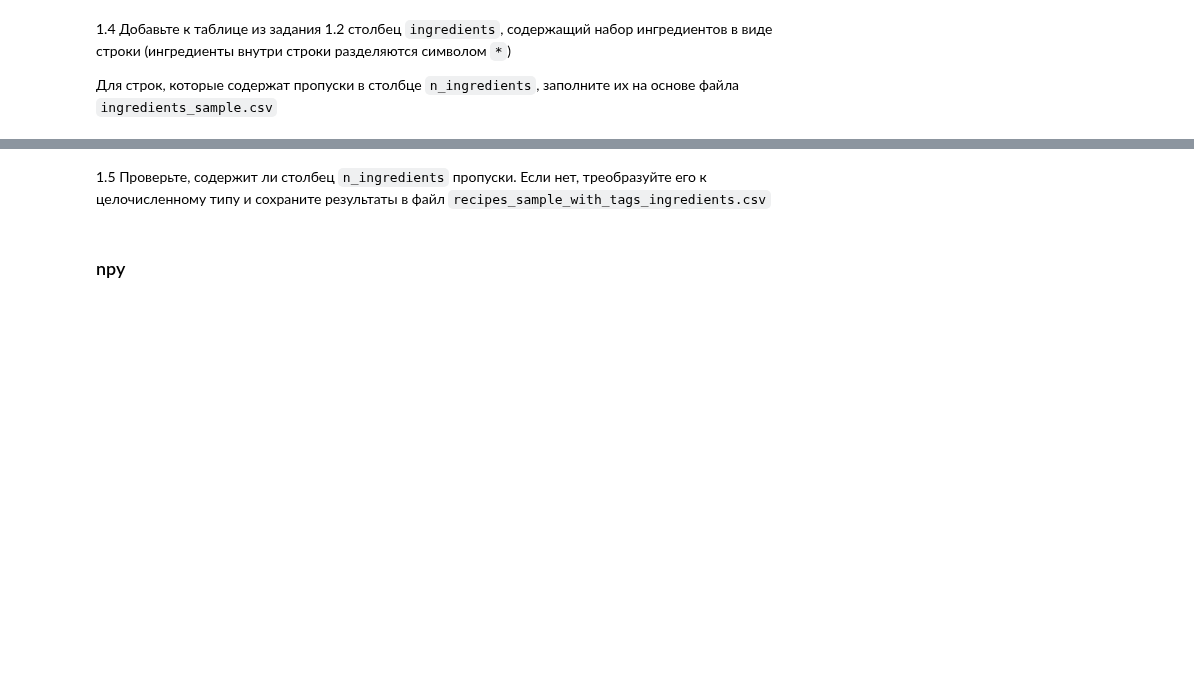
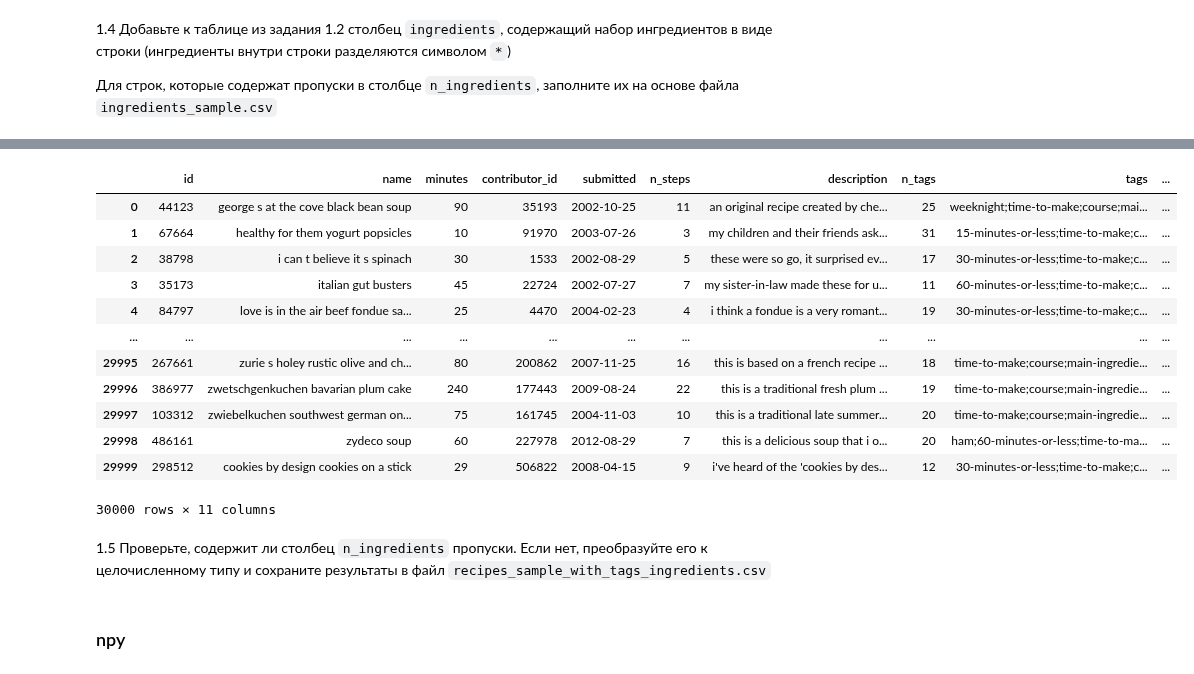
Before and after one commit to belo4ya/My-University, a Jupyter notebook: III Курс/(python) Технологии обработки больших данных/05_effective_data_formats/main.ipynb, the cells around one changed output, grey strips where cells are left out. Cells and saved outputs as stored; diff of their text form; code cells hidden in the pictures; blank space fills up the shorter version.

Commit message:
data formats 2 ✔

```diff
--- a/III Курс/(python) Технологии обработки больших данных/05_effective_data_formats/main.ipynb
+++ b/III Курс/(python) Технологии обработки больших данных/05_effective_data_formats/main.ipynb
@@ -225,3 +238,9 @@ recipes_tags_df
 30000 rows × 10 columns
 # %% [markdown]
 1.3 В файле `ingredients_sample.csv` находится информация о ингредиентах, необходимых для рецепта. Воспользовавшись `csv.DictReader`, считайте этот файл и создайте словарь вида `id_рецепта: [список ингредиентов]`.
+# %%
+with open(DATA_DIR.joinpath('ingredients_sample.csv')) as f:
+    reader = csv.DictReader(f)
+    ingredients_sample = defaultdict(list)
+    for row in reader:
+        ingredients_sample[int(row['recipe_id'])].append(row['ingredient'])
@@ -229,3 +268,11 @@ recipes_tags_df
 1.4 Добавьте к таблице из задания 1.2 столбец `ingredients`, содержащий набор ингредиентов в виде строки (ингредиенты внутри строки разделяются символом `*`)
 
 Для строк, которые содержат пропуски в столбце `n_ingredients`, заполните их на основе файла  `ingredients_sample.csv`
+# %%
+n_ingredients_ingredients = {'id': [], 'n_ingredients': [], 'ingredients': []}
+for k, v in ingredients_sample.items():
+    n_ingredients_ingredients['id'].append(k)
+    n_ingredients_ingredients['n_ingredients'].append(len(v))
+    n_ingredients_ingredients['ingredients'].append('*'.join(v))
+
+n_ingredients_ingredients_df = pd.DataFrame(n_ingredients_ingredients)
@@ -231,0 +295,8 @@ recipes_tags_df
+# %%
+recipes_tags_ingredients_df = pd.merge(
+    recipes_tags_df,
+    n_ingredients_ingredients_df,
+    how='left',
+    on='id',
+    suffixes=('', '_right')
+)
@@ -232,2 +319,29 @@ recipes_tags_df
+# %%
+mask = recipes_tags_ingredients_df['n_ingredients'].isna()
+loc_left = (mask, 'n_ingredients')
+loc_right = (mask, 'n_ingredients_right')
+recipes_tags_ingredients_df.loc[loc_left] = recipes_tags_ingredients_df.loc[loc_right]
+recipes_tags_ingredients_df = recipes_tags_ingredients_df.drop(columns=['n_ingredients_right'])
+
+# меняем порядок колонок
+columns = recipes_tags_ingredients_df.columns
+order = [columns[1], columns[0], *columns[2:7], *columns[8:10], columns[7], columns[10]]
+recipes_tags_ingredients_df = recipes_tags_ingredients_df[order]
+# %%
+recipes_tags_ingredients_df
+# %% [output]
+|  | id | name | minutes | contributor_id | submitted | n_steps | description | n_tags | tags | ... |
+| 0 | 44123 | george s at the cove black bean soup | 90 | 35193 | 2002-10-25 | 11 | an original recipe created by che... | 25 | weeknight;time-to-make;course;mai... | ... |
+| 1 | 67664 | healthy for them yogurt popsicles | 10 | 91970 | 2003-07-26 | 3 | my children and their friends ask... | 31 | 15-minutes-or-less;time-to-make;c... | ... |
+| 2 | 38798 | i can t believe it s spinach | 30 | 1533 | 2002-08-29 | 5 | these were so go, it surprised ev... | 17 | 30-minutes-or-less;time-to-make;c... | ... |
+| 3 | 35173 | italian gut busters | 45 | 22724 | 2002-07-27 | 7 | my sister-in-law made these for u... | 11 | 60-minutes-or-less;time-to-make;c... | ... |
+| 4 | 84797 | love is in the air beef fondue sa... | 25 | 4470 | 2004-02-23 | 4 | i think a fondue is a very romant... | 19 | 30-minutes-or-less;time-to-make;c... | ... |
+| ... | ... | ... | ... | ... | ... | ... | ... | ... | ... | ... |
+| 29995 | 267661 | zurie s holey rustic olive and ch... | 80 | 200862 | 2007-11-25 | 16 | this is based on a french recipe ... | 18 | time-to-make;course;main-ingredie... | ... |
+| 29996 | 386977 | zwetschgenkuchen bavarian plum cake | 240 | 177443 | 2009-08-24 | 22 | this is a traditional fresh plum ... | 19 | time-to-make;course;main-ingredie... | ... |
+| 29997 | 103312 | zwiebelkuchen southwest german on... | 75 | 161745 | 2004-11-03 | 10 | this is a traditional late summer... | 20 | time-to-make;course;main-ingredie... | ... |
+| 29998 | 486161 | zydeco soup | 60 | 227978 | 2012-08-29 | 7 | this is a delicious soup that i o... | 20 | ham;60-minutes-or-less;time-to-ma... | ... |
+| 29999 | 298512 | cookies by design cookies on a stick | 29 | 506822 | 2008-04-15 | 9 | i've heard of the 'cookies by des... | 12 | 30-minutes-or-less;time-to-make;c... | ... |
+30000 rows × 11 columns
 # %% [markdown]
-1.5 Проверьте, содержит ли столбец `n_ingredients` пропуски. Если нет, треобразуйте его к целочисленному типу и сохраните результаты в файл `recipes_sample_with_tags_ingredients.csv`
+1.5 Проверьте, содержит ли столбец `n_ingredients` пропуски. Если нет, преобразуйте его к целочисленному типу и сохраните результаты в файл `recipes_sample_with_tags_ingredients.csv`
```
Also changed, not shown: parts of 27 cells of this notebook, 1 other file.
